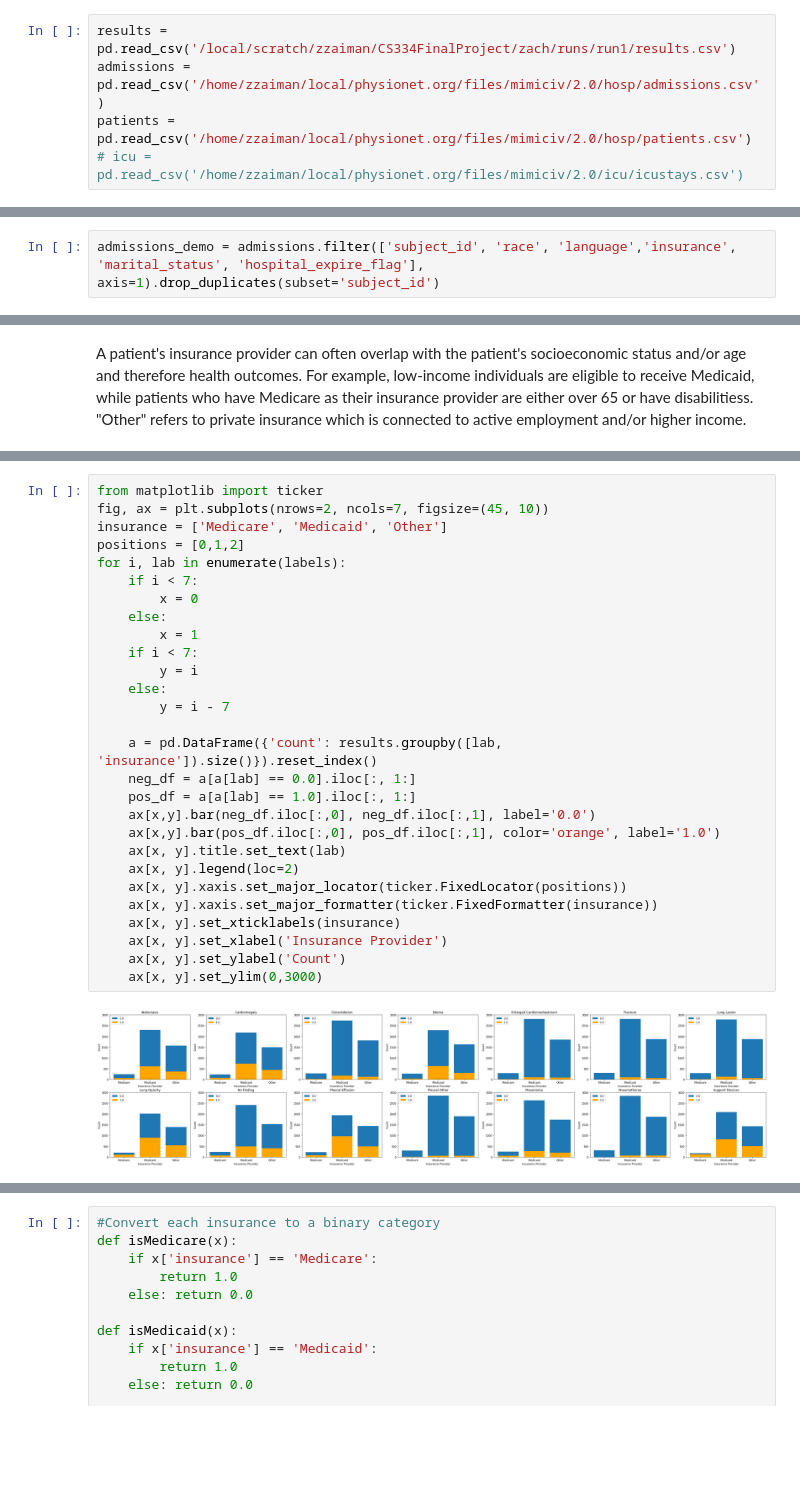
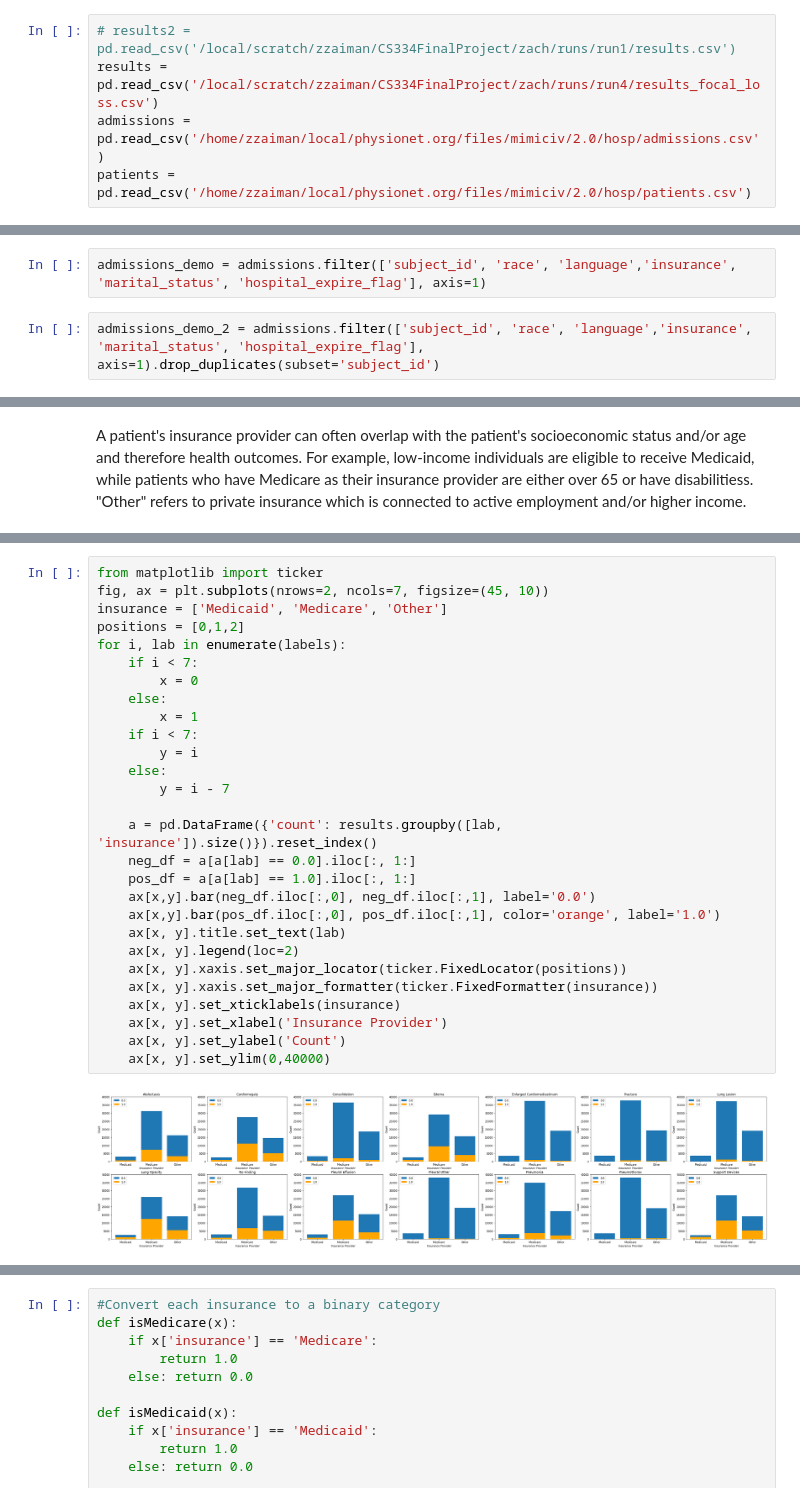
Before and after one commit to zmz223/CS334FinalProject, a Jupyter notebook: mert/mert_analysis.ipynb, the cells around one changed output, grey strips where cells are left out. Saved outputs shown, nothing was run; the diff lists cells and outputs as text; blank space fills up the shorter version.

```diff
--- a/mert/mert_analysis.ipynb
+++ b/mert/mert_analysis.ipynb
@@ -8,7 +8,7 @@ import pickle
 from tableone import TableOne
 from sklearn.metrics import roc_auc_score, roc_curve, classification_report, confusion_matrix, average_precision_score, precision_recall_curve
 # %%
-results = pd.read_csv('/local/scratch/zzaiman/CS334FinalProject/zach/runs/run1/results.csv')
+# results2 = pd.read_csv('/local/scratch/zzaiman/CS334FinalProject/zach/runs/run1/results.csv')
+results = pd.read_csv('/local/scratch/zzaiman/CS334FinalProject/zach/runs/run4/results_focal_loss.csv')
 admissions = pd.read_csv('/home/zzaiman/local/physionet.org/files/mimiciv/2.0/hosp/admissions.csv')
 patients = pd.read_csv('/home/zzaiman/local/physionet.org/files/mimiciv/2.0/hosp/patients.csv')
-# icu = pd.read_csv('/home/zzaiman/local/physionet.org/files/mimiciv/2.0/icu/icustays.csv')
@@ -15,5 +17,7 @@ patients = pd.read_csv('/home/zzaiman/local/physionet.org/files/mimiciv/2.0/hosp
+# %%
+admissions_demo = admissions.filter(['subject_id', 'race', 'language','insurance', 'marital_status', 'hospital_expire_flag'], axis=1)
 # %%
-admissions_demo = admissions.filter(['subject_id', 'race', 'language','insurance', 'marital_status', 'hospital_expire_flag'], axis=1).drop_duplicates(subset='subject_id')
+admissions_demo_2 = admissions.filter(['subject_id', 'race', 'language','insurance', 'marital_status', 'hospital_expire_flag'], axis=1).drop_duplicates(subset='subject_id')
 # %%
 results = results.merge(admissions_demo, on='subject_id')
 results = results.merge(patients, on='subject_id')
@@ -58,31 +71,31 @@ plt.show()
 # %%
 from matplotlib import ticker
 fig, ax = plt.subplots(nrows=2, ncols=7, figsize=(45, 10))
-insurance = ['Medicare', 'Medicaid', 'Other']
+insurance = ['Medicaid', 'Medicare', 'Other']
 positions = [0,1,2]
 for i, lab in enumerate(labels):
     if i < 7:
         x = 0
     else:
         x = 1
     if i < 7:
         y = i
     else:
         y = i - 7
 
     a = pd.DataFrame({'count': results.groupby([lab, 'insurance']).size()}).reset_index()
     neg_df = a[a[lab] == 0.0].iloc[:, 1:]
     pos_df = a[a[lab] == 1.0].iloc[:, 1:]
     ax[x,y].bar(neg_df.iloc[:,0], neg_df.iloc[:,1], label='0.0')
     ax[x,y].bar(pos_df.iloc[:,0], pos_df.iloc[:,1], color='orange', label='1.0')
     ax[x, y].title.set_text(lab)
     ax[x, y].legend(loc=2)
     ax[x, y].xaxis.set_major_locator(ticker.FixedLocator(positions))
     ax[x, y].xaxis.set_major_formatter(ticker.FixedFormatter(insurance))
     ax[x, y].set_xticklabels(insurance)
     ax[x, y].set_xlabel('Insurance Provider')
     ax[x, y].set_ylabel('Count')
-    ax[x, y].set_ylim(0,3000)
+    ax[x, y].set_ylim(0,40000)
 # %% [output]
-[figure, old version]
+[figure, new version]
 # %% [markdown]
```
Also changed, not shown: parts of 39 cells of this notebook, 6 other files.
